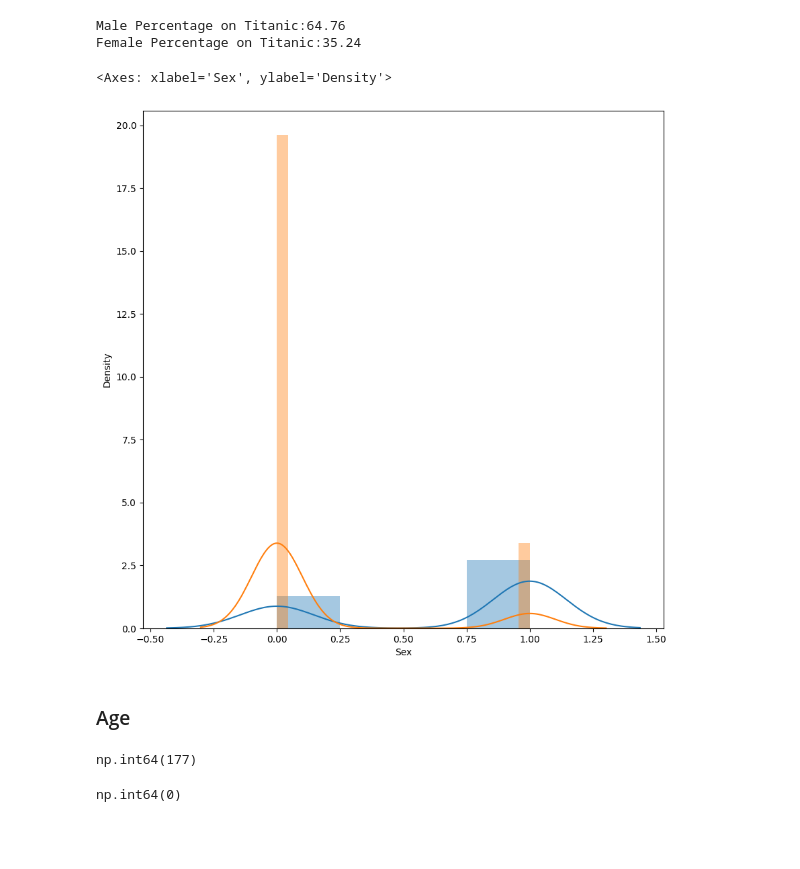
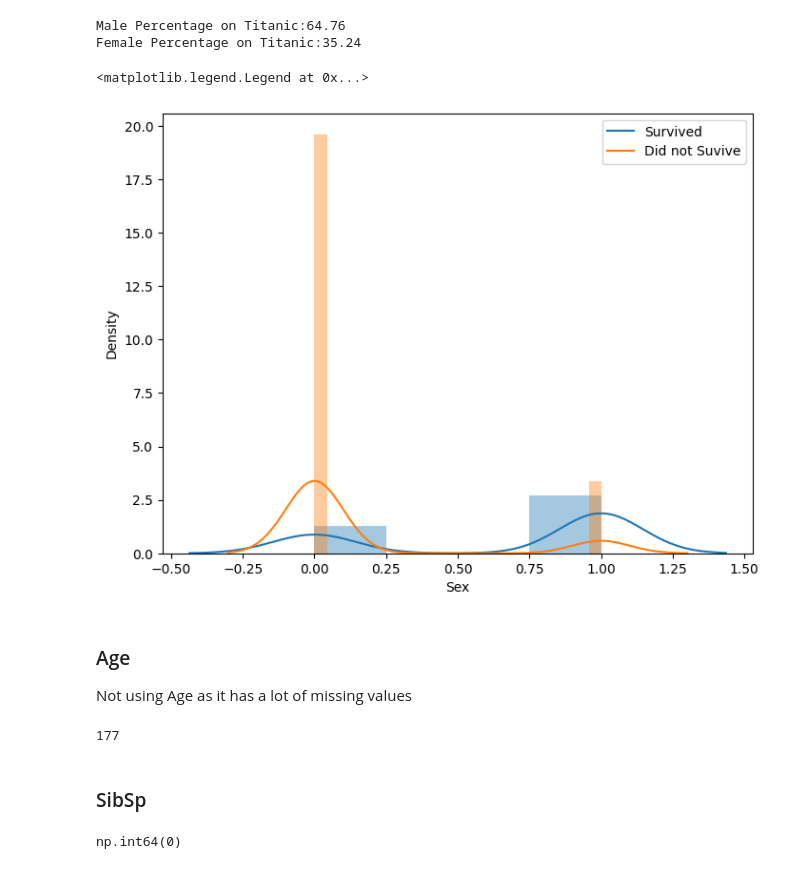
Before and after one commit to KaustubhKasture/Essential-Datasets, a Jupyter notebook: Titanic.ipynb, the cells around one changed output. Cells and saved outputs as stored; diff of their text form; code cells hidden in the pictures; blank space fills up the shorter version.

```diff
--- a/Titanic.ipynb
+++ b/Titanic.ipynb
@@ -167,19 +182,23 @@ df_con["Sex"] = df['Sex']
 # %%
 #How does Sex variable compare with Survival
 #We can see this because they are both bianary
-fig = plt.figure(figsize=(10, 10))
+fig = plt.figure(figsize=(8, 6))
 sns.distplot(df_bin.loc[df_bin['Survived']==1]['Sex'],kde_kws={'label':'Survived'});
 sns.distplot(df_bin.loc[df_bin['Survived']==0]['Sex'],kde_kws={'label':'Did not Suvive'})
+plt.legend()
 # %% [output]
-<Axes: xlabel='Sex', ylabel='Density'>
+<matplotlib.legend.Legend at 0x...>
-[figure, old version]
+[figure, new version]
 # %% [markdown]
 ### Age
+Not using Age as it has a lot of missing values
 # %%
 #Exploring Age
-df.Age.isnull().sum()
+print(df.Age.isnull().sum())
 # %% [output]
-np.int64(177)
+177
+# %% [markdown]
+### SibSp
 # %%
 #Exploring SibSp
 df['SibSp'].isna().sum()
```
Also changed, not shown: parts of 27 cells of this notebook.
